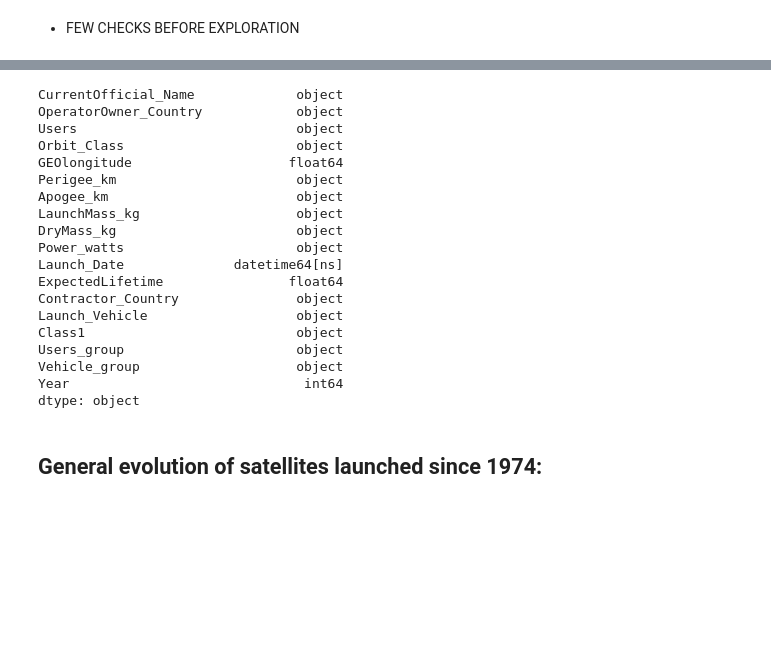
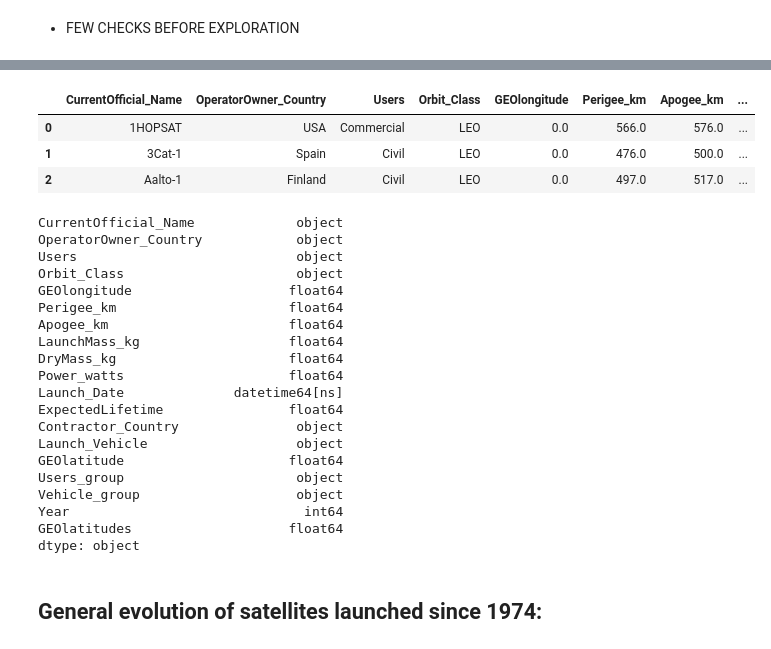
Before and after one commit to AjiacoVic/Satellites_Market_study, a Jupyter notebook: PART1 - Exploring Data.ipynb, the cells around one changed output, grey strips where cells are left out. Drawn from its saved outputs; the diff is of its cells as text; code cells hidden in the pictures; blank space fills up the shorter version.

```diff
--- a/PART1 - Exploring Data.ipynb
+++ b/PART1 - Exploring Data.ipynb
@@ -63,6 +65,15 @@ data.head()
 data.dtypes
 #For some reason, the date of Launch was not saved as date
 data['Launch_Date'] = pd.to_datetime(data['Launch_Date'])
+# %%
+data['GEOlatitudes']=0.0
+# %%
+data.head(3)
+# %% [output]
+|  | CurrentOfficial_Name | OperatorOwner_Country | Users | Orbit_Class | GEOlongitude | Perigee_km | Apogee_km | ... |
+| 0 | 1HOPSAT | USA | Commercial | LEO | 0.0 | 566.0 | 576.0 | ... |
+| 1 | 3Cat-1 | Spain | Civil | LEO | 0.0 | 476.0 | 500.0 | ... |
+| 2 | Aalto-1 | Finland | Civil | LEO | 0.0 | 497.0 | 517.0 | ... |
 # %%
 data.dtypes
 # %% [output]
@@ -71,19 +82,20 @@ OperatorOwner_Country            object
 Users                            object
 Orbit_Class                      object
 GEOlongitude                    float64
-Perigee_km                       object
-Apogee_km                        object
-LaunchMass_kg                    object
-DryMass_kg                       object
-Power_watts                      object
+Perigee_km                      float64
+Apogee_km                       float64
+LaunchMass_kg                   float64
+DryMass_kg                      float64
+Power_watts                     float64
 Launch_Date              datetime64[ns]
 ExpectedLifetime                float64
 Contractor_Country               object
 Launch_Vehicle                   object
-Class1                           object
+GEOlatitude                     float64
 Users_group                      object
 Vehicle_group                    object
 Year                              int64
+GEOlatitudes                    float64
 dtype: object
 # %% [markdown]
 ## General evolution of satellites launched since 1974:
```
Also changed, not shown: parts of 8 cells of this notebook, 1 other file.
